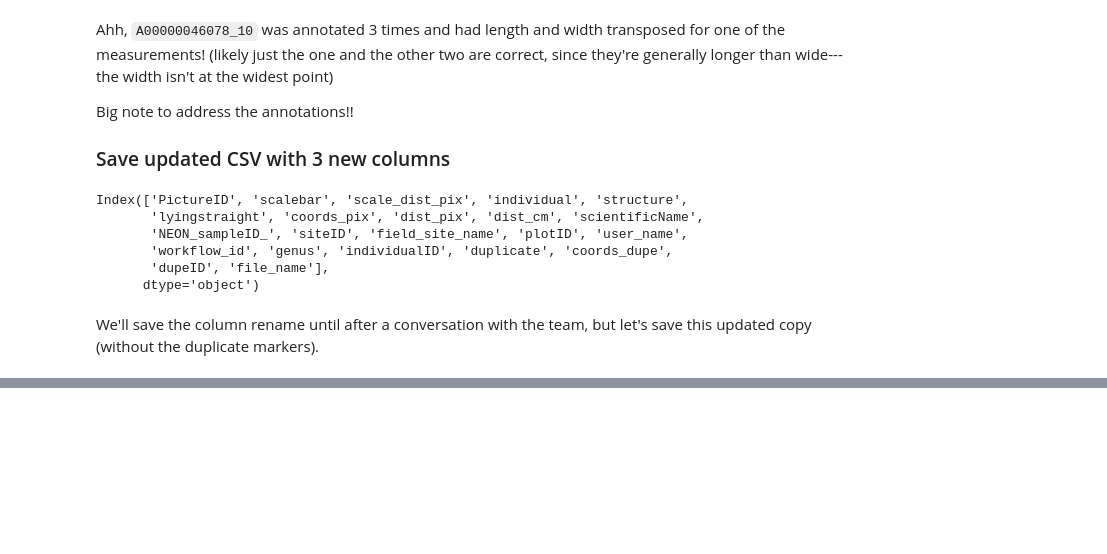
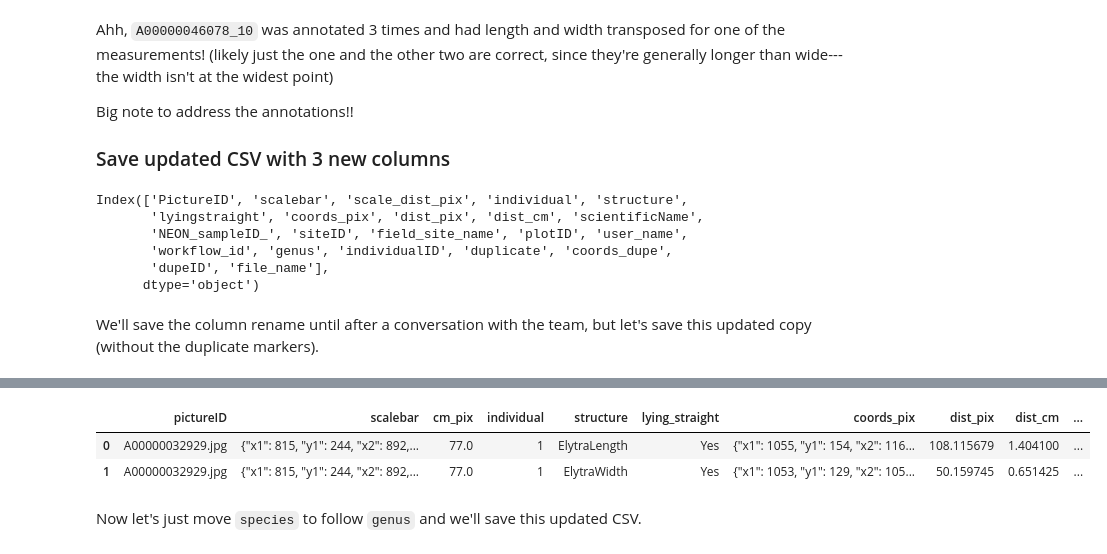
Before and after one commit to Imageomics/2018-NEON-beetles-processing, a Jupyter notebook: notebooks/EDA-0-1.ipynb, the cells around one changed output, grey strips where cells are left out. Drawn from its saved outputs; the diff is of its cells as text; code cells hidden in the pictures; blank space fills up the shorter version.

```diff
--- a/notebooks/EDA-0-1.ipynb
+++ b/notebooks/EDA-0-1.ipynb
@@ -298,0 +387,16 @@ df[cols_to_keep].to_csv("../data/BeetleMeasurements.csv", index = False)
+# %%
+df.rename(columns = {'PictureID': 'pictureID',
+                     'scale_dist_pix': 'cm_pix',        #this is number of pixels in a cm on the scalebar
+                     'lyingstraight': 'lying_straight',
+                     'NEON_sampleID_': 'NEON_sampleID',
+                     'workflow_id': 'workflowID',
+                     'field_site_name': 'site_name'
+                     },
+          inplace = True)
+df.head(2)
+# %% [output]
+|  | pictureID | scalebar | cm_pix | individual | structure | lying_straight | coords_pix | dist_pix | dist_cm | ... |
+| 0 | A00000032929.jpg | {"x1": 815, "y1": 244, "x2": 892,... | 77.0 | 1 | ElytraLength | Yes | {"x1": 1055, "y1": 154, "x2": 116... | 108.115679 | 1.404100 | ... |
+| 1 | A00000032929.jpg | {"x1": 815, "y1": 244, "x2": 892,... | 77.0 | 1 | ElytraWidth | Yes | {"x1": 1053, "y1": 129, "x2": 105... | 50.159745 | 0.651425 | ... |
+# %% [markdown]
+Now let's just move `species` to follow `genus` and we'll save this updated CSV.
```
Also changed, not shown: parts of 19 cells of this notebook, 1 other file.
